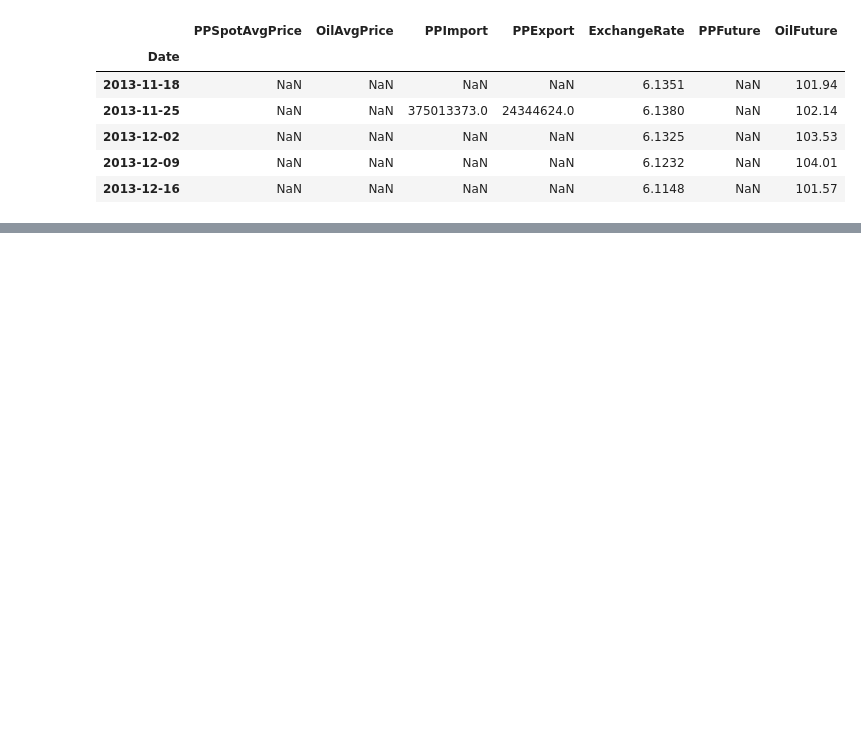
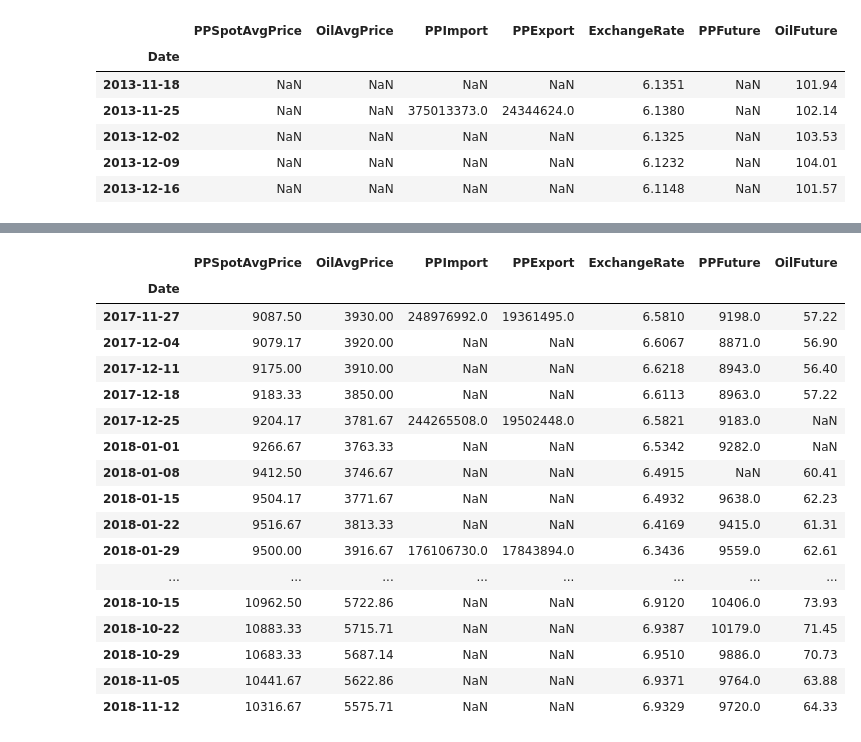
Before and after one commit to Kuromaru1/mmf_hack, a Jupyter notebook: data_preparation.ipynb, the cells around one changed output, grey strips where cells are left out. Saved outputs shown, nothing was run; the diff lists cells and outputs as text; code cells hidden in the pictures; blank space fills up the shorter version.

```diff
--- a/data_preparation.ipynb
+++ b/data_preparation.ipynb
@@ -86,7 +86,4 @@ sereja_df.head()
 # %%
 for i, row in df.iterrows():
     d = pd.to_datetime(i).date()
-    try:
-        df.at[d, 'PPFuture'] = sereja_df.at[d - timedelta(6), 'PPFuture']
-    except:
-        continue
+    df.at[i, 'PPFuture'] = sereja_df.at[str(d - timedelta(1)), 'PPFuture']
@@ -103,5 +141,0 @@ df.head()
-# %%
-slava_df = pd.read_csv('./data/test.csv')
-slava_df.rename(columns={"Unnamed: 0": "Date"}, inplace=True)
-slava_df.set_index('Date', inplace=True)
-slava_df.head()
@@ -115,7 +142,26 @@ slava_df.head()
 # %%
 for i, row in df.iterrows():
     d = pd.to_datetime(i).date()
-    try:
-        df.at[d, 'PPFuture'] = sereja_df.at[d - timedelta(6), 'PPFuture']
-    except:
-        continue
+    df.at[i, 'PPSpotAvgPrice'] = slava_df.at[str(d - timedelta(1)), 'PPSpotAvgPrice']
+    df.at[i, 'OilAvgPrice'] = slava_df.at[str(d - timedelta(1)), 'OilAvgPrice']
+# %%
+df.tail(50)
+# %% [output]
+|  | PPSpotAvgPrice | OilAvgPrice | PPImport | PPExport | ExchangeRate | PPFuture | OilFuture |
+| Date |  |  |  |  |  |  |  |
+| 2017-11-27 | 9087.50 | 3930.00 | 248976992.0 | 19361495.0 | 6.5810 | 9198.0 | 57.22 |
+| 2017-12-04 | 9079.17 | 3920.00 | NaN | NaN | 6.6067 | 8871.0 | 56.90 |
+| 2017-12-11 | 9175.00 | 3910.00 | NaN | NaN | 6.6218 | 8943.0 | 56.40 |
+| 2017-12-18 | 9183.33 | 3850.00 | NaN | NaN | 6.6113 | 8963.0 | 57.22 |
+| 2017-12-25 | 9204.17 | 3781.67 | 244265508.0 | 19502448.0 | 6.5821 | 9183.0 | NaN |
+| 2018-01-01 | 9266.67 | 3763.33 | NaN | NaN | 6.5342 | 9282.0 | NaN |
+| 2018-01-08 | 9412.50 | 3746.67 | NaN | NaN | 6.4915 | NaN | 60.41 |
+| 2018-01-15 | 9504.17 | 3771.67 | NaN | NaN | 6.4932 | 9638.0 | 62.23 |
+| 2018-01-22 | 9516.67 | 3813.33 | NaN | NaN | 6.4169 | 9415.0 | 61.31 |
+| 2018-01-29 | 9500.00 | 3916.67 | 176106730.0 | 17843894.0 | 6.3436 | 9559.0 | 62.61 |
+| ... | ... | ... | ... | ... | ... | ... | ... |
+| 2018-10-15 | 10962.50 | 5722.86 | NaN | NaN | 6.9120 | 10406.0 | 73.93 |
+| 2018-10-22 | 10883.33 | 5715.71 | NaN | NaN | 6.9387 | 10179.0 | 71.45 |
+| 2018-10-29 | 10683.33 | 5687.14 | NaN | NaN | 6.9510 | 9886.0 | 70.73 |
+| 2018-11-05 | 10441.67 | 5622.86 | NaN | NaN | 6.9371 | 9764.0 | 63.88 |
+| 2018-11-12 | 10316.67 | 5575.71 | NaN | NaN | 6.9329 | 9720.0 | 64.33 |
```
Also changed, not shown: parts of 6 cells of this notebook, 1 other file.
